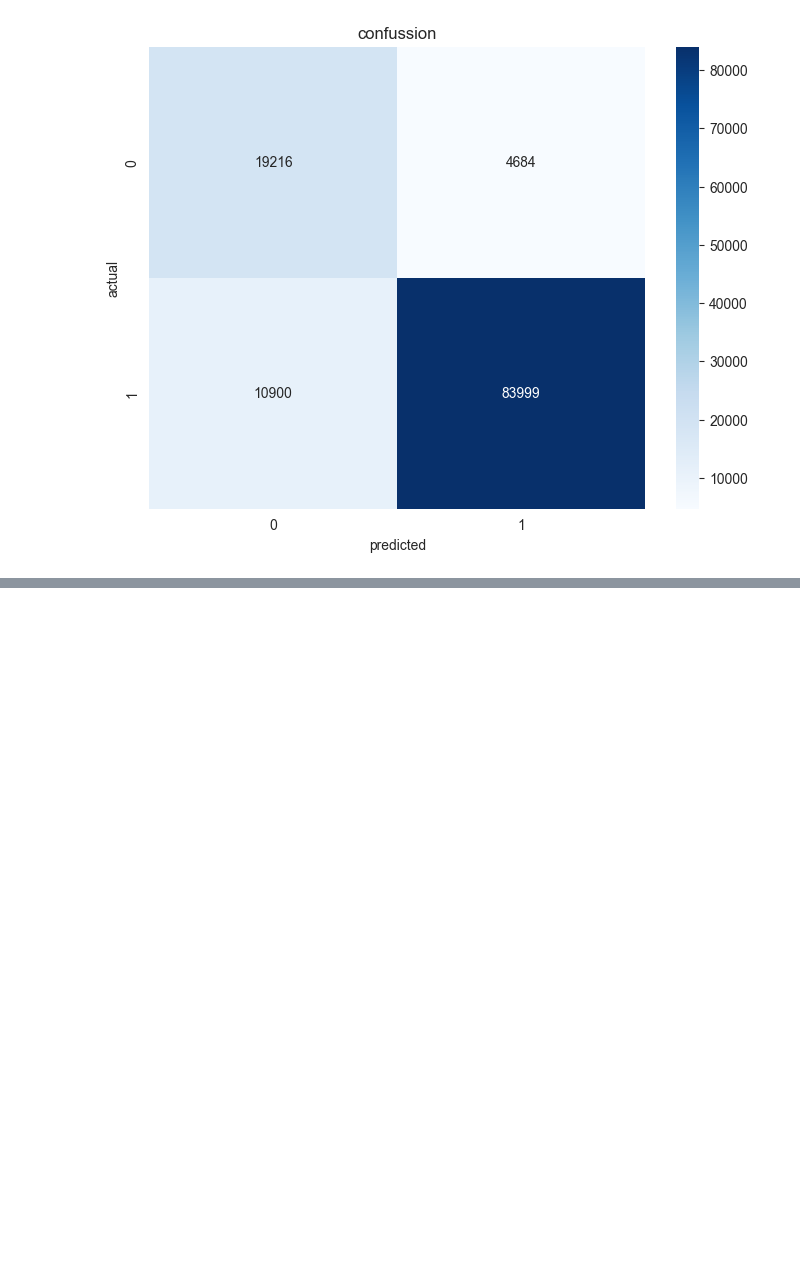
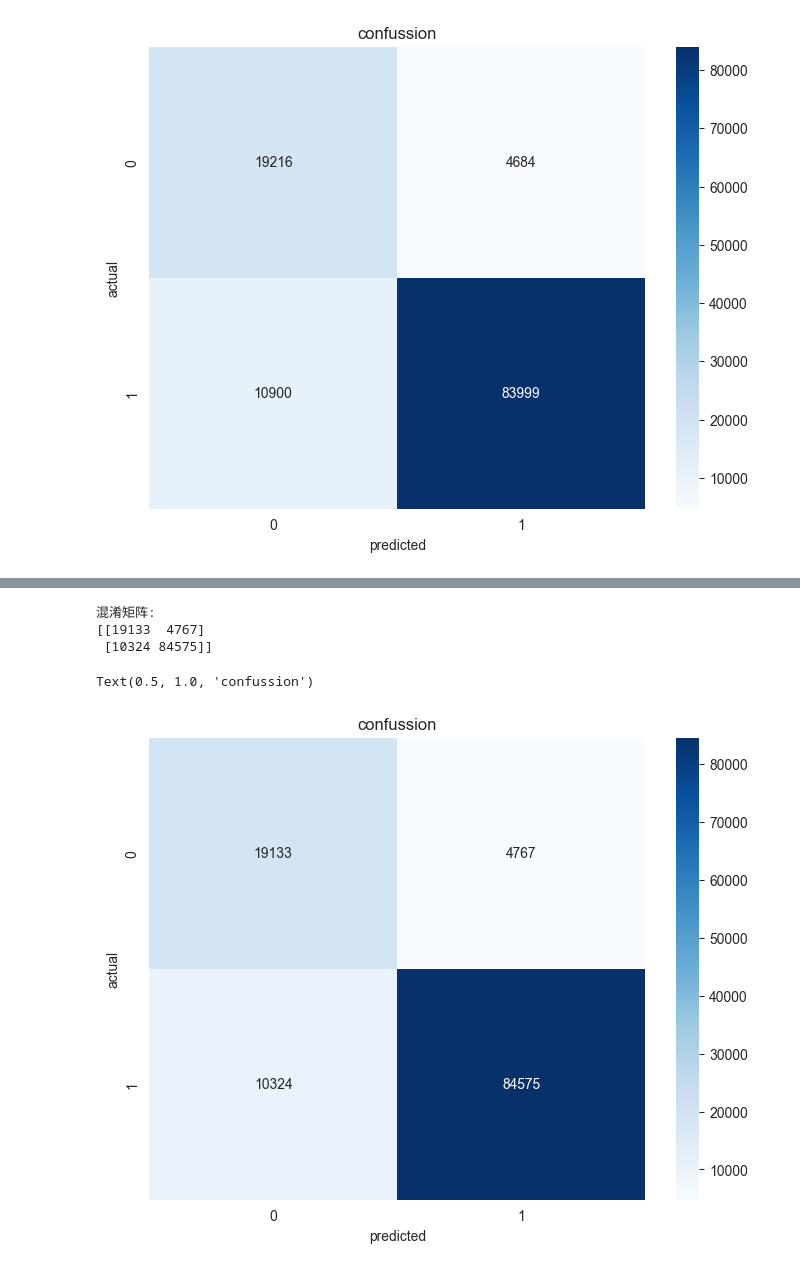
Before and after one commit to Jiale-Zou/Kaggle, a Jupyter notebook: Predicting Loan Pay/multi_machine_balanced.ipynb, the cells around one changed output, grey strips where cells are left out. Drawn from its saved outputs; the diff is of its cells as text; code cells hidden in the pictures; blank space fills up the shorter version.

```diff
--- a/Predicting Loan Pay/multi_machine_balanced.ipynb
+++ b/Predicting Loan Pay/multi_machine_balanced.ipynb
@@ -1088,0 +1110,22 @@ Text(0.5, 1.0, 'confussion')
+# %%
+pre_prev_train = [pd.read_csv(os.path.join(DIR, f'sub\\multi_machine_resp\\train_fsp_{i}.csv'), header=None, index_col=0).loc[:, 1] for i in range(multi_n)]
+pre_prev_valid = pd.read_csv(os.path.join(DIR, 'sub\\multi_machine_resp\\valid_resp_fsp.csv'), index_col='id')
+pre_prev_test = pd.read_csv(os.path.join(DIR, 'sub\\multi_machine_resp\\test_resp_fsp.csv'), index_col='id')
+# %%
+# Add the logits predicted as a feature
+def inv_sigmoid(X):
+    return -np.log(1/X - 1)
+
+RESID = ['RESID']
+
+def generate_resid_feature(train, valid, test):
+    for i in range(len(train)):
+        train[i]['RESID'] = inv_sigmoid(pre_prev_train[i])
+        valid[i]['RESID'] = inv_sigmoid(pre_prev_valid.iloc[:,i])
+        test[i]['RESID'] = inv_sigmoid(pre_prev_test.iloc[:,i])
+
+    return train, valid, test
+
+train, valid, test = generate_resid_feature(train, valid, test)
+# %%
+resid_feature_param = tune_xgb_with_optuna(train, TARGET, X_cols=RESID+FREQ+TAR+ROUNDTAR+INTERTAR,seed=SEED)
@@ -1088,0 +1155,4 @@ Text(0.5, 1.0, 'confussion')
+# %%
+# Save the residual model params
+with open(os.path.join(DIR, 'model\\multi_machine_resp\\resid_feature_param.json'), 'w') as f:
+    json.dump(resid_feature_param[0], f, indent=4)
@@ -1088,0 +1267,18 @@ Text(0.5, 1.0, 'confussion')
+# %%
+# 计算混淆矩阵
+cm = confusion_matrix(valid[0][TARGET], (valid_tsp_compre > 0.5).astype(int))
+print("混淆矩阵:")
+print(cm)
+
+# 可视化混淆矩阵
+plt.figure(figsize=(8, 6))
+sns.heatmap(cm, annot=True, fmt='d', cmap='Blues')
+plt.xlabel('predicted')
+plt.ylabel('actual')
+plt.title('confussion')
+# %% [output]
+混淆矩阵:
+[[19133  4767]
+ [10324 84575]]
+Text(0.5, 1.0, 'confussion')
+[figure, added]
```
Also changed, not shown: parts of 18 cells of this notebook, 1 other file.
